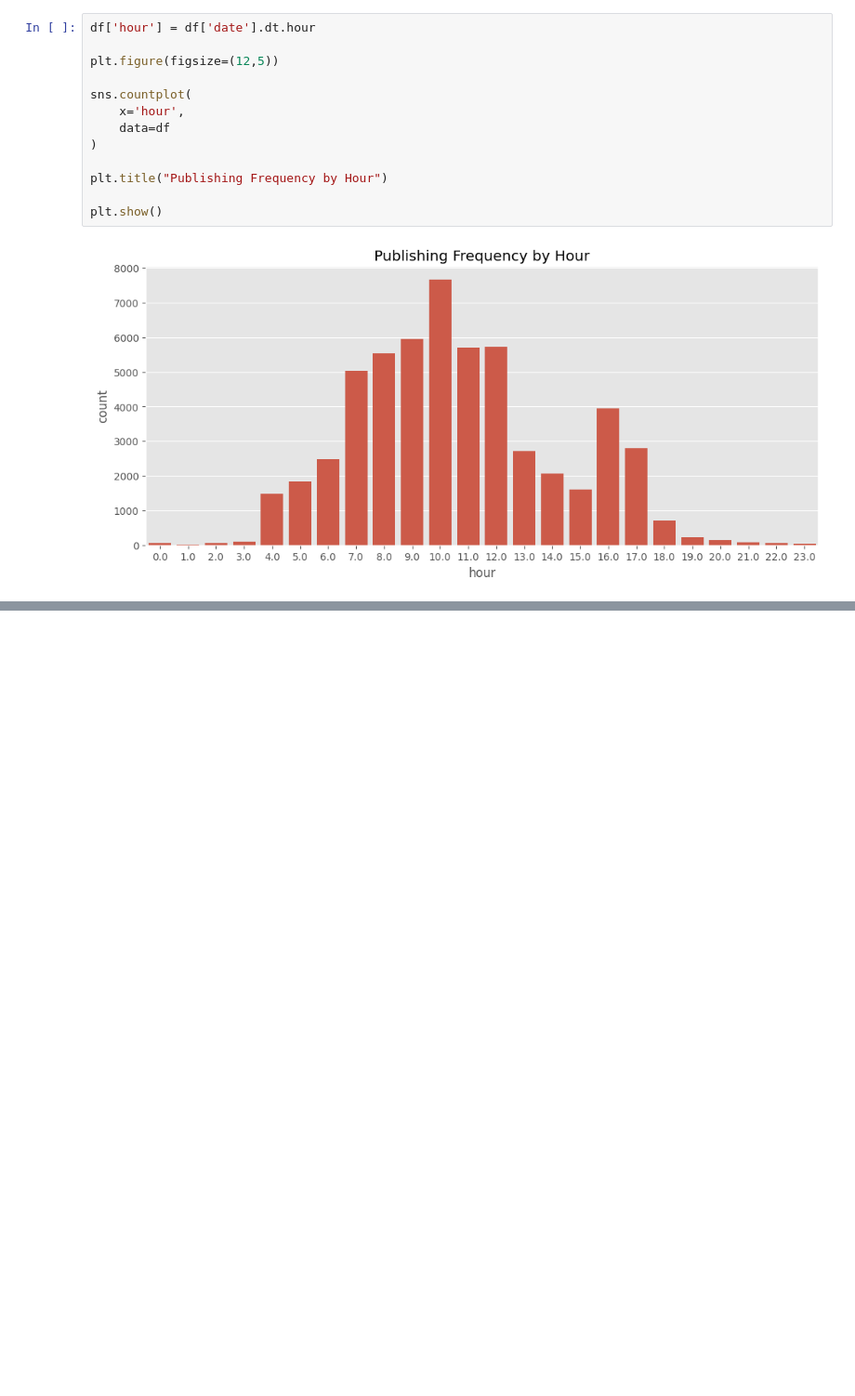
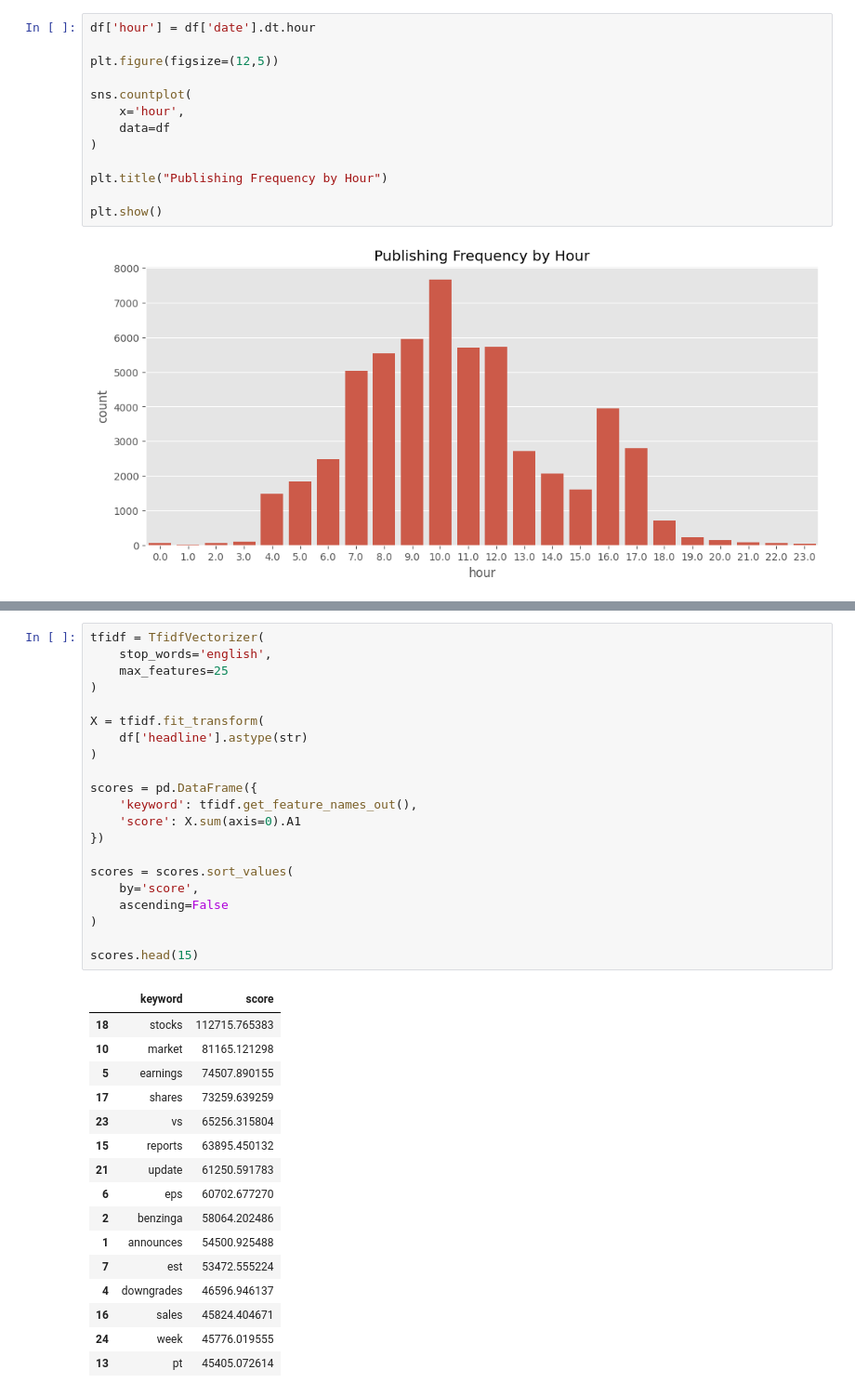
Before and after one commit to Redeat-Birhane/news-sentiment-analysis, a Jupyter notebook: notebooks/task1_eda.ipynb, the cells around one changed output, grey strips where cells are left out. Shown at 93% size. Saved outputs shown, nothing was run; the diff lists cells and outputs as text; blank space fills up the shorter version.

Commit message:
feat: implement keyword extraction using TF-IDF

```diff
--- a/notebooks/task1_eda.ipynb
+++ b/notebooks/task1_eda.ipynb
@@ -204,0 +250,38 @@ plt.show()
+# %%
+tfidf = TfidfVectorizer(
+    stop_words='english',
+    max_features=25
+)
+
+X = tfidf.fit_transform(
+    df['headline'].astype(str)
+)
+
+scores = pd.DataFrame({
+    'keyword': tfidf.get_feature_names_out(),
+    'score': X.sum(axis=0).A1
+})
+
+scores = scores.sort_values(
+    by='score',
+    ascending=False
+)
+
+scores.head(15)
+# %% [output]
+|  | keyword | score |
+| 18 | stocks | 112715.765383 |
+| 10 | market | 81165.121298 |
+| 5 | earnings | 74507.890155 |
+| 17 | shares | 73259.639259 |
+| 23 | vs | 65256.315804 |
+| 15 | reports | 63895.450132 |
+| 21 | update | 61250.591783 |
+| 6 | eps | 60702.677270 |
+| 2 | benzinga | 58064.202486 |
+| 1 | announces | 54500.925488 |
+| 7 | est | 53472.555224 |
+| 4 | downgrades | 46596.946137 |
+| 16 | sales | 45824.404671 |
+| 24 | week | 45776.019555 |
+| 13 | pt | 45405.072614 |
```
Also changed, not shown: parts of 3 cells of this notebook.
